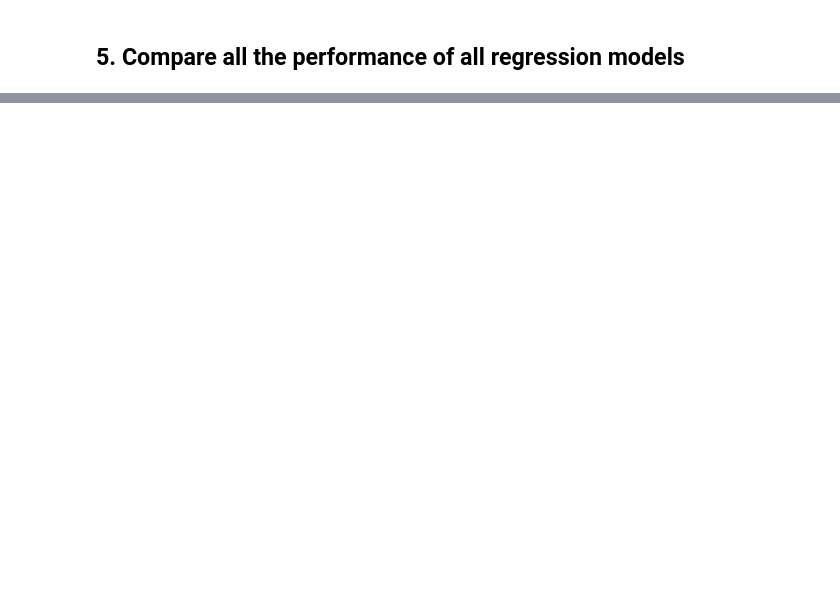
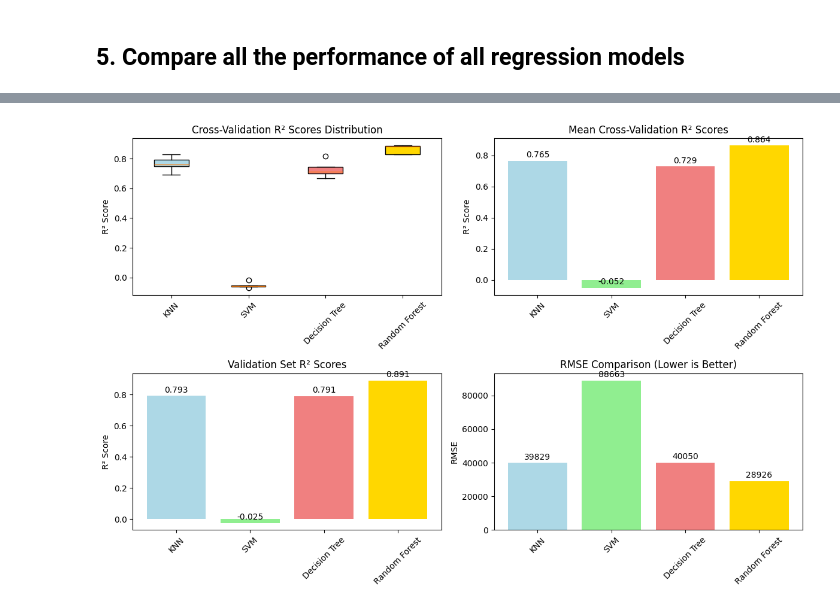
Before and after one commit to flexycode/CCMACLRL_EXERCISES_COM231ML, a Jupyter notebook: Lab/Lab-Exercise-6/Exercise6.ipynb, the cells around one changed output, grey strips where cells are left out. Cells and saved outputs as stored; diff of their text form; code cells hidden in the pictures; blank space fills up the shorter version.

```diff
--- a/Lab/Lab-Exercise-6/Exercise6.ipynb
+++ b/Lab/Lab-Exercise-6/Exercise6.ipynb
@@ -268,0 +247,2 @@ SVM Validation R² Score: 0.0917
+# %%
+dt_model = DecisionTreeRegressor(random_state=42, max_depth=12)
@@ -318,0 +274,7 @@ Standard Deviation: 31,093.31
+# %%
+dt_cv_scores = cross_val_score(dt_model, X_train, y_train, cv=5, scoring='r2')
+dt_cv_mean = dt_cv_scores.mean()
+
+print("Decision Tree Regressor cross-validation scores:", dt_cv_scores)
+print(f"Average Decision Tree Regressor cross-validation score: {dt_cv_mean}")
+print(f"Our score is {dt_cv_mean*100:.1f}%. Although our score is low, it is still better than some baseline models.")
@@ -320,0 +289,2 @@ Standard Deviation: 31,093.31
+# %%
+rf_model = RandomForestRegressor(n_estimators=200, random_state=42, max_depth=15)
@@ -358,0 +316,7 @@ Standard Deviation: 18,538.20
+# %%
+rf_cv_scores = cross_val_score(rf_model, X_train, y_train, cv=5, scoring='r2')
+rf_cv_mean = rf_cv_scores.mean()
+
+print("Random Forest Regressor cross-validation scores:", rf_cv_scores)
+print(f"Average Random Forest Regressor cross-validation score: {rf_cv_mean}")
+print(f"Our score is {rf_cv_mean*100:.1f}%. This is our best performing model so far.")
@@ -398,0 +390,61 @@ NameError: name 'model' is not defined
+# %%
+# Additional Visualization 1: Cross-Validation Scores Comparison
+plt.figure(figsize=(12, 8))
+
+# Plot 1: Cross-Validation Scores Boxplot
+plt.subplot(2, 2, 1)
+cv_data = [models_comparison[model]['CV_Scores'] for model in models_comparison.keys()]
+box_plot = plt.boxplot(cv_data, labels=models_comparison.keys(), patch_artist=True)
+plt.title('Cross-Validation R² Scores Distribution')
+plt.ylabel('R² Score')
+plt.xticks(rotation=45)
+
+# Color the boxes
+colors = ['lightblue', 'lightgreen', 'lightcoral', 'gold']
+for patch, color in zip(box_plot['boxes'], colors):
+    patch.set_facecolor(color)
+
+# Plot 2: Mean Cross-Validation Scores
+plt.subplot(2, 2, 2)
+models_names = list(models_comparison.keys())
+cv_means = [models_comparison[model]['CV_Score'] for model in models_names]
+bars = plt.bar(models_names, cv_means, color=colors)
+plt.title('Mean Cross-Validation R² Scores')
+plt.ylabel('R² Score')
+plt.xticks(rotation=45)
+
+# Add values on bars
+for bar, value in zip(bars, cv_means):
+    plt.text(bar.get_x() + bar.get_width()/2, bar.get_height() + 0.01,
+             f'{value:.3f}', ha='center', va='bottom')
+
+# Plot 3: Validation Set Performance
+plt.subplot(2, 2, 3)
+r2_scores = [models_comparison[model]['R2'] for model in models_names]
+bars = plt.bar(models_names, r2_scores, color=colors)
+plt.title('Validation Set R² Scores')
+plt.ylabel('R² Score')
+plt.xticks(rotation=45)
+
+# Add values on bars
+for bar, value in zip(bars, r2_scores):
+    plt.text(bar.get_x() + bar.get_width()/2, bar.get_height() + 0.01,
+             f'{value:.3f}', ha='center', va='bottom')
+
+# Plot 4: RMSE Comparison
+plt.subplot(2, 2, 4)
+rmse_scores = [models_comparison[model]['RMSE'] for model in models_names]
+bars = plt.bar(models_names, rmse_scores, color=colors)
+plt.title('RMSE Comparison (Lower is Better)')
+plt.ylabel('RMSE')
+plt.xticks(rotation=45)
+
+# Add values on bars
+for bar, value in zip(bars, rmse_scores):
+    plt.text(bar.get_x() + bar.get_width()/2, bar.get_height() + 1000,
+             f'{value:.0f}', ha='center', va='bottom')
+
+plt.tight_layout()
+plt.show()
+# %% [output]
+[figure, added]
```
Also changed, not shown: parts of 84 cells of this notebook.
